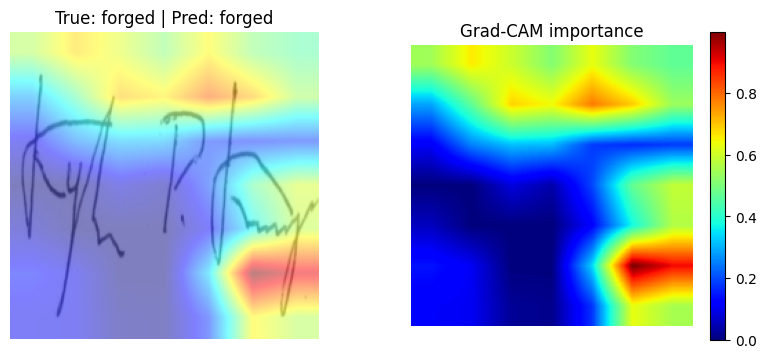
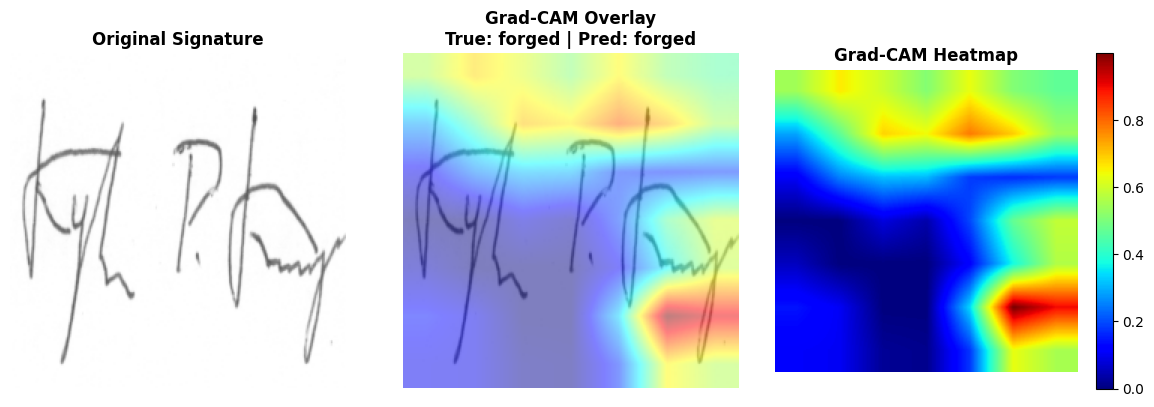
The notebook cell's code change between the first figure and the second:
--- before
+++ after
@@ -10,18 +10,25 @@
 )
 
-plt.figure(figsize=(10,4))
+plt.figure(figsize=(12,4))
+
+# Original image
+plt.subplot(1,3,1)
+plt.imshow(rgb_img)
+plt.title("Original Signature", fontsize=12, fontweight="bold")
+plt.axis("off")
 
 # Overlay
-plt.subplot(1,2,1)
+plt.subplot(1,3,2)
 plt.imshow(visualization)
-plt.title(f"True: {true_label} | Pred: {pred_label}")
+plt.title(f"Grad-CAM Overlay\nTrue: {true_label} | Pred: {pred_label}", fontsize=12, fontweight="bold")
 plt.axis("off")
 
 # Heatmap with real importance scale
-plt.subplot(1,2,2)
+plt.subplot(1,3,3)
 heatmap = plt.imshow(cam_image, cmap="jet")
-plt.title("Grad-CAM Heatmap")
+plt.title("Grad-CAM Heatmap", fontsize=12, fontweight="bold")
 plt.axis("off")
 plt.colorbar(heatmap)
 
+plt.tight_layout()
 plt.show()

Commit: 3 plots for gradcam